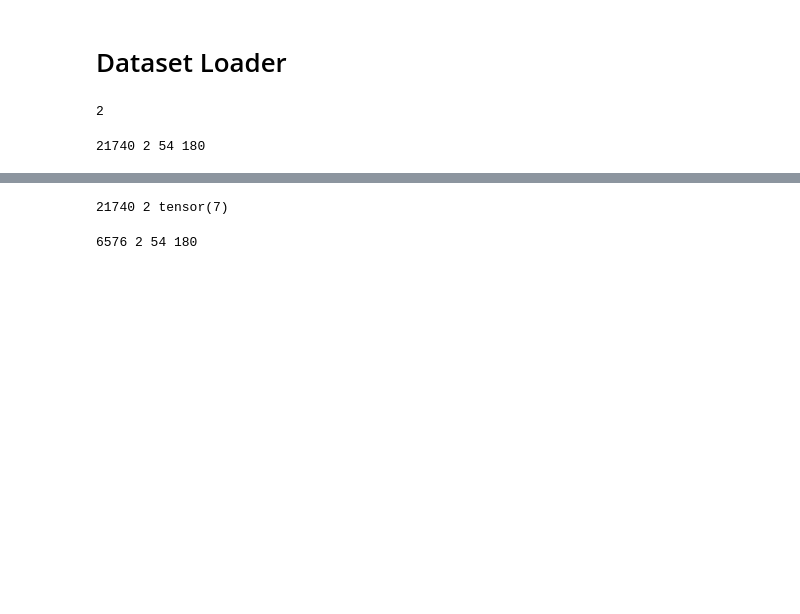
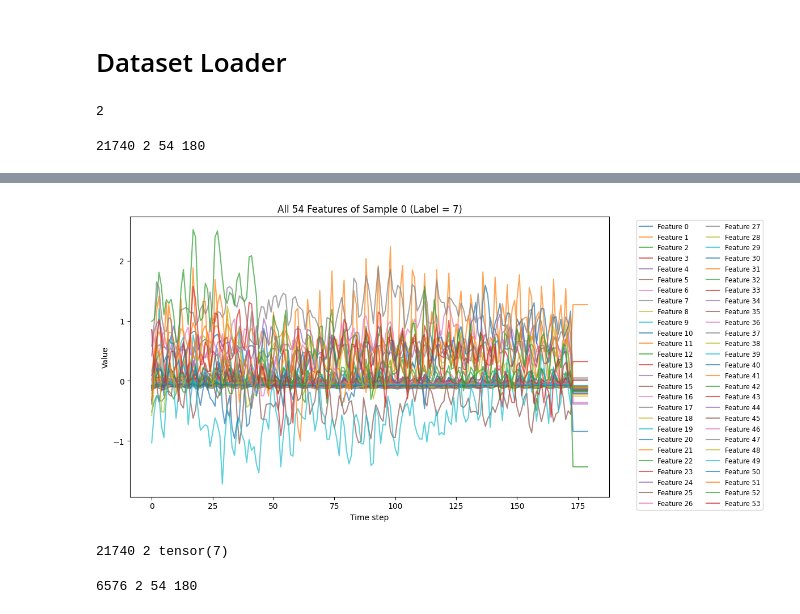
Before and after one commit to Mohamed-Mohamed-Ibrahim/Environmental-Sound-Classification, a Jupyter notebook: rnn.ipynb, the cells around one changed output, grey strips where cells are left out. Cells and saved outputs as stored; diff of their text form; code cells hidden in the pictures; blank space fills up the shorter version.

```diff
--- a/rnn.ipynb
+++ b/rnn.ipynb
@@ -189,3 +190,16 @@ plt.show()
+# %%
+plt.figure(figsize=(12, 6))
+for i in range(54):
+    plt.plot(x[i], label=f'Feature {i}', alpha=0.7)
+
+plt.title(f"All 54 Features of Sample 0 (Label = {y})")
+plt.xlabel("Time step")
+plt.ylabel("Value")
+plt.legend(bbox_to_anchor=(1.05, 1), loc='upper left', fontsize='small', ncol=2)
+plt.tight_layout()
+plt.show()
+# %% [output]
+[figure, added]
 # %%
 print(len(train_dataset), len(train_dataset[1]), train_dataset[1][1])
 # %% [output]
```
Also changed, not shown: parts of 6 cells of this notebook.
